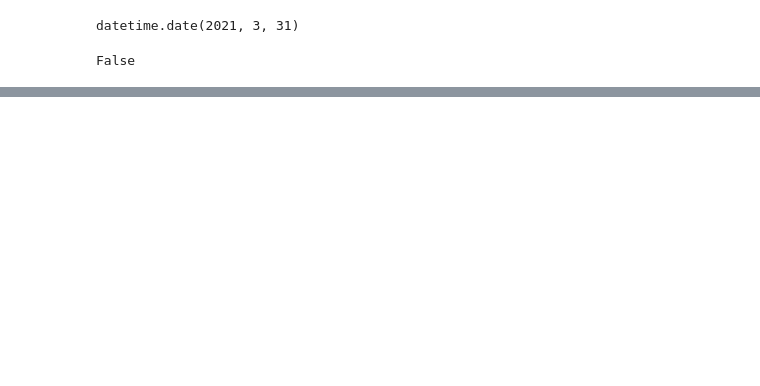
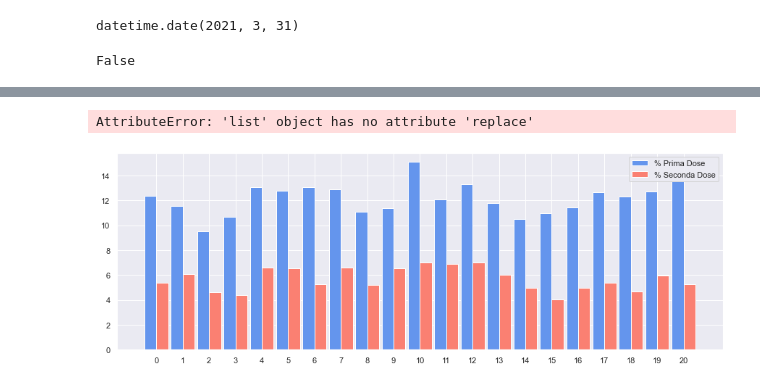
Before and after one commit to alessandrodemela/myCOVID19VaccineAnalysis, a Jupyter notebook: Playground.ipynb, the cells around one changed output, grey strips where cells are left out. Saved outputs shown, nothing was run; the diff lists cells and outputs as text; code cells hidden in the pictures; blank space fills up the shorter version.

Commit message:
Added region bar plot

```diff
--- a/Playground.ipynb
+++ b/Playground.ipynb
@@ -56,0 +81,24 @@ False
+# %%
+import pandas as pd
+import os
+somministrazioni = pd.read_csv(os.path.join('DW','somministrazioniVacciniSummaryLatest.csv'))
+# %%
+abitantiRegioni = pd.read_csv('DCIS_POPRES1_25022021122609782.csv')
+abitantiRegioni = abitantiRegioni.iloc[:,[1,5,6,9,12]].sort_values(['Territorio','Sesso']
+                                                            ).where((abitantiRegioni['Stato civile']=='totale') &
+                                                            (abitantiRegioni.Sesso=='totale') &
+                                                            (abitantiRegioni.ETA1=='TOTAL')
+                                                            ).dropna().iloc[:,[0,-1]].set_index('Territorio')
+        # Rename field and indexfor better naming
+abitantiRegioni = abitantiRegioni.rename(columns={'Value': 'Abitanti'}).rename_axis('Regione').astype(int)
+# %%
+# Get Relevant Columns
+somministrazioniGiornoRegione = somministrazioni.loc[:,['Data Somministrazione','Prima Dose','Seconda Dose','Regione']].groupby(['Regione','Data Somministrazione']).sum()
+
+somministrazioniRegione = somministrazioniGiornoRegione.groupby('Regione').sum()
+somministrazioniRegione['Totale'] = somministrazioniRegione.sum(axis=1)
+somministrazioniRegione=somministrazioniRegione.join(abitantiRegioni)
+
+somministrazioniRegione['% Somministrazioni'] =  round(100 * somministrazioniRegione['Totale']/somministrazioniRegione['Abitanti'],2)
+somministrazioniRegione['% Prima Dose'] =  round(100 * somministrazioniRegione['Prima Dose']/somministrazioniRegione['Abitanti'],2)
+somministrazioniRegione['% Seconda Dose'] =  round(100 * somministrazioniRegione['Seconda Dose']/somministrazioniRegione['Abitanti'],2)
@@ -56,0 +126,21 @@ False
+# %%
+import matplotlib.pyplot as plt
+import numpy as np
+import seaborn as sns
+sns.set()
+# %%
+fig, ax = plt.subplots(figsize=(15,5))
+
+x = np.arange(len(somministrazioniRegione.index))
+width = 0.45
+ax.bar(x - width/2, somministrazioniRegione['% Prima Dose'], width, color='cornflowerblue', label='% Prima Dose')
+ax.bar(x + width/2, somministrazioniRegione['% Seconda Dose'], width, color='salmon', label='% Seconda Dose')
+
+ax.legend()
+ax.set_xticks(x)
+ax.set_xticklabels(somministrazioniRegione.index, rotation=90)
+ax.set_xlim([-1.5*width,len(somministrazioniRegione.index)-.5*width])
+ax.set_ylabel('% Somministrazioni/Abitanti')
+# %% [output]
+AttributeError: 'list' object has no attribute 'replace'
+[figure, added]
```
Also changed, not shown: parts of 4 cells of this notebook, 11 other files.
